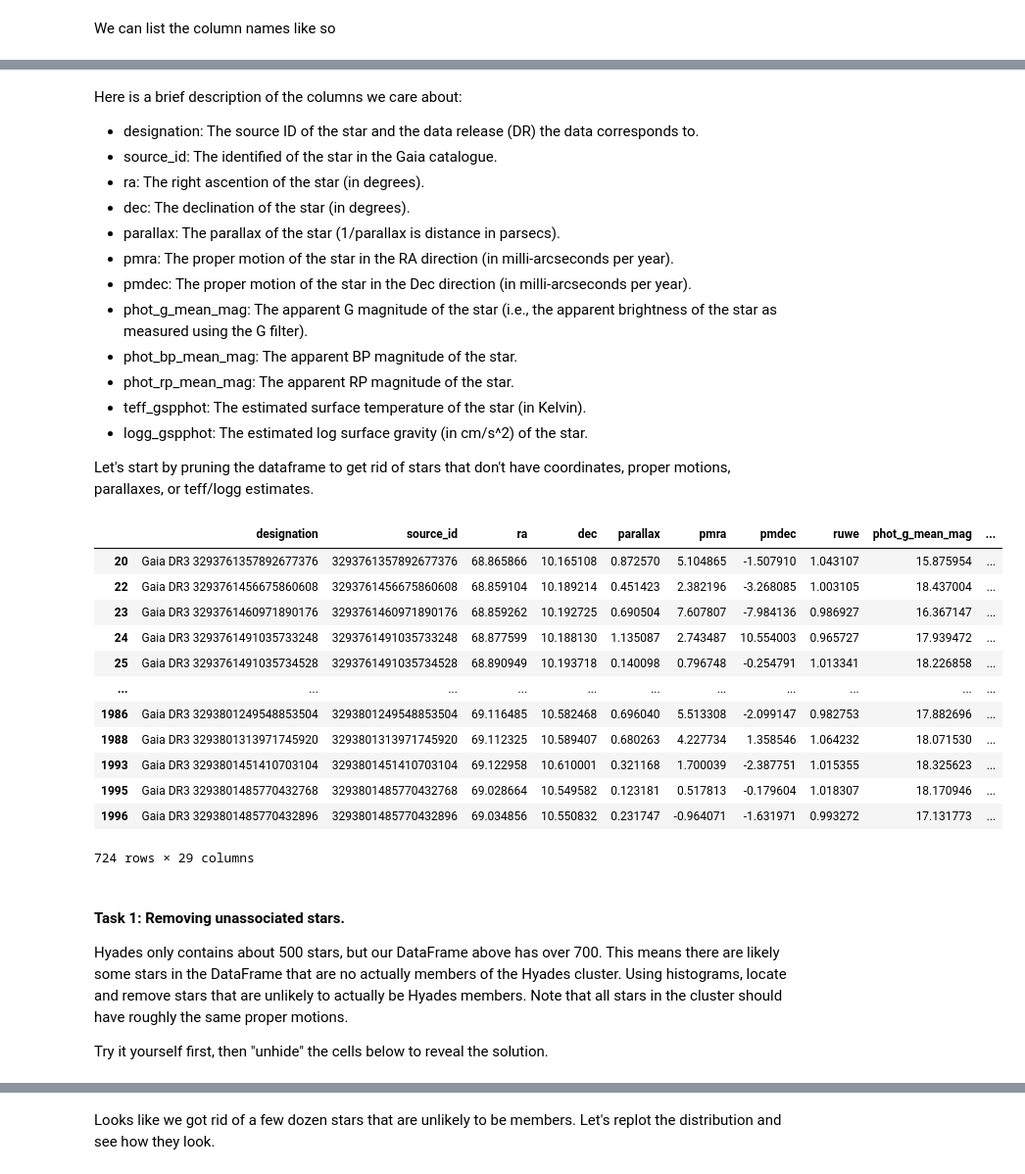
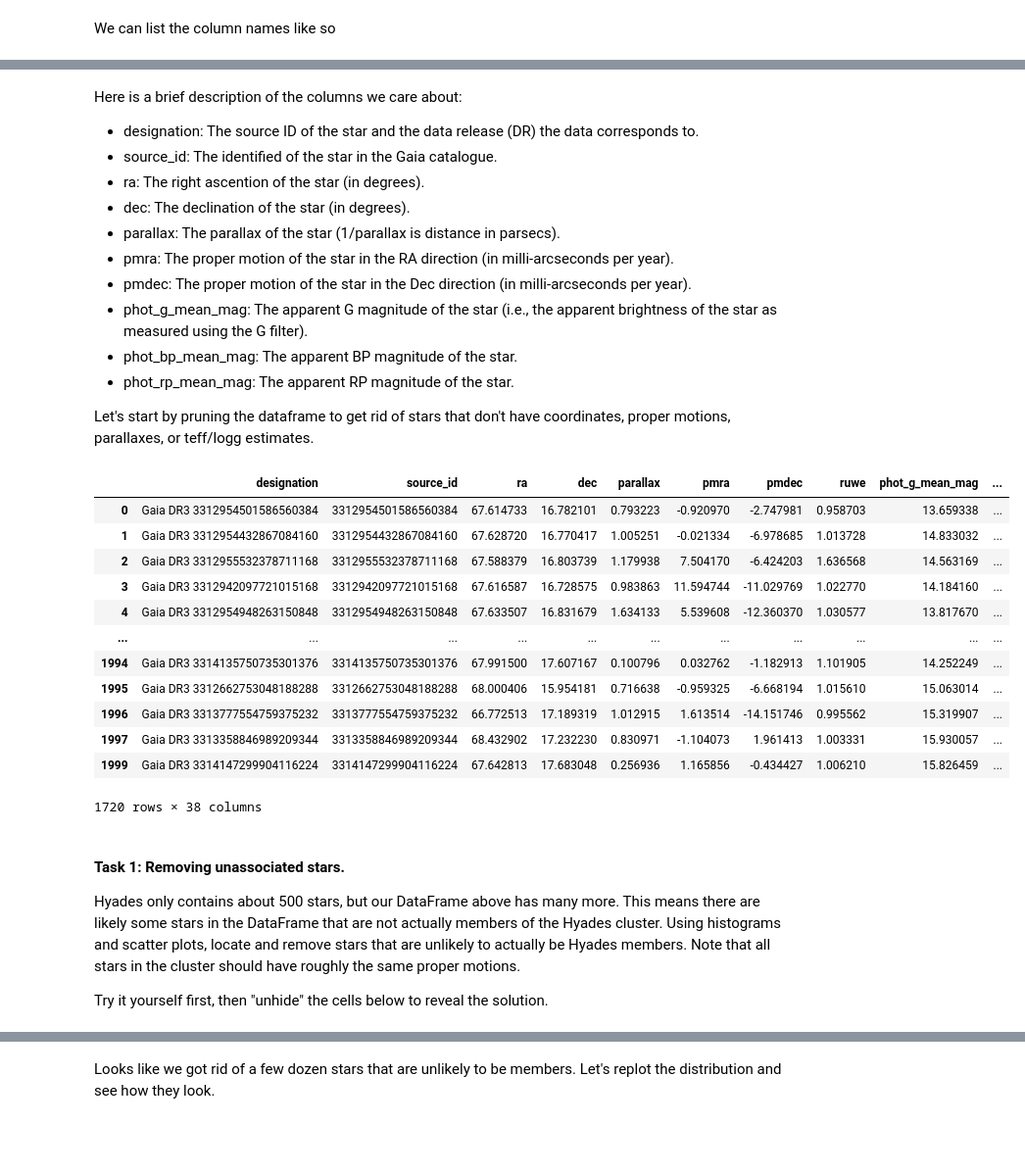
Before and after one commit to stevengiacalone/Python-workshop, a Jupyter notebook: Session_3_Plotting_and_Databases.ipynb, the cells around one changed output, grey strips where cells are left out. Shown at 98% size. Cells and saved outputs as stored; diff of their text form; code cells hidden in the pictures; blank space fills up the shorter version.

```diff
--- a/Session_3_Plotting_and_Databases.ipynb
+++ b/Session_3_Plotting_and_Databases.ipynb
@@ -394,3 +372,32 @@ list(df)
+# %%
+
+from astroquery.gaia import Gaia
+import astropy.units as u
+from astropy.coordinates import SkyCoord
+from astropy.table import Table
+
+# Define the center of the Hyades cluster
+hyades_center = SkyCoord(ra=66.75*u.deg, dec=15.87*u.deg, frame='icrs')
+
+# Gaia DR3 catalog name
+gaia_table = "gaiaedr3.gaia_source"
+
+# Construct the ADQL query
+query = f"""
+SELECT *
+FROM {gaia_table}
+WHERE phot_g_mean_mag < 16
+AND 1 = CONTAINS(
+    POINT('ICRS', ra, dec),
+    CIRCLE('ICRS', {hyades_center.ra.deg}, {hyades_center.dec.deg}, 6)
+)
+"""
+
+# Launch the query (asynchronous allows for larger datasets)
+job = Gaia.launch_job_async(query)
+results = job.get_results()
+
+df = results.to_pandas()
 # %% [markdown]
 Here is a brief description of the columns we care about:
 - designation: The source ID of the star and the data release (DR) the data corresponds to.
@@ -403,31 +410,29 @@ Here is a brief description of the columns we care about:
 - phot_g_mean_mag: The apparent G magnitude of the star (i.e., the apparent brightness of the star as measured using the G filter).
 - phot_bp_mean_mag: The apparent BP magnitude of the star.
 - phot_rp_mean_mag: The apparent RP magnitude of the star.
-- teff_gspphot: The estimated surface temperature of the star (in Kelvin).
-- logg_gspphot: The estimated log surface gravity (in cm/s^2) of the star.
 
 Let's start by pruning the dataframe to get rid of stars that don't have coordinates, proper motions, parallaxes, or teff/logg estimates.
 # %%
-df = df.dropna(subset=["ra", "dec", "pmra", "pmdec", "parallax", "teff_gspphot", "logg_gspphot"])
+df = df.dropna(subset=["ra", "dec", "pmra", "pmdec", "parallax"])
 df
 # %% [output]
 |  | designation | source_id | ra | dec | parallax | pmra | pmdec | ruwe | phot_g_mean_mag | ... |
-| 20 | Gaia DR3 3293761357892677376 | 3293761357892677376 | 68.865866 | 10.165108 | 0.872570 | 5.104865 | -1.507910 | 1.043107 | 15.875954 | ... |
-| 22 | Gaia DR3 3293761456675860608 | 3293761456675860608 | 68.859104 | 10.189214 | 0.451423 | 2.382196 | -3.268085 | 1.003105 | 18.437004 | ... |
-| 23 | Gaia DR3 3293761460971890176 | 3293761460971890176 | 68.859262 | 10.192725 | 0.690504 | 7.607807 | -7.984136 | 0.986927 | 16.367147 | ... |
-| 24 | Gaia DR3 3293761491035733248 | 3293761491035733248 | 68.877599 | 10.188130 | 1.135087 | 2.743487 | 10.554003 | 0.965727 | 17.939472 | ... |
-| 25 | Gaia DR3 3293761491035734528 | 3293761491035734528 | 68.890949 | 10.193718 | 0.140098 | 0.796748 | -0.254791 | 1.013341 | 18.226858 | ... |
+| 0 | Gaia DR3 3312954501586560384 | 3312954501586560384 | 67.614733 | 16.782101 | 0.793223 | -0.920970 | -2.747981 | 0.958703 | 13.659338 | ... |
+| 1 | Gaia DR3 3312954432867084160 | 3312954432867084160 | 67.628720 | 16.770417 | 1.005251 | -0.021334 | -6.978685 | 1.013728 | 14.833032 | ... |
+| 2 | Gaia DR3 3312955532378711168 | 3312955532378711168 | 67.588379 | 16.803739 | 1.179938 | 7.504170 | -6.424203 | 1.636568 | 14.563169 | ... |
+| 3 | Gaia DR3 3312942097721015168 | 3312942097721015168 | 67.616587 | 16.728575 | 0.983863 | 11.594744 | -11.029769 | 1.022770 | 14.184160 | ... |
+| 4 | Gaia DR3 3312954948263150848 | 3312954948263150848 | 67.633507 | 16.831679 | 1.634133 | 5.539608 | -12.360370 | 1.030577 | 13.817670 | ... |
 | ... | ... | ... | ... | ... | ... | ... | ... | ... | ... | ... |
-| 1986 | Gaia DR3 3293801249548853504 | 3293801249548853504 | 69.116485 | 10.582468 | 0.696040 | 5.513308 | -2.099147 | 0.982753 | 17.882696 | ... |
-| 1988 | Gaia DR3 3293801313971745920 | 3293801313971745920 | 69.112325 | 10.589407 | 0.680263 | 4.227734 | 1.358546 | 1.064232 | 18.071530 | ... |
-| 1993 | Gaia DR3 3293801451410703104 | 3293801451410703104 | 69.122958 | 10.610001 | 0.321168 | 1.700039 | -2.387751 | 1.015355 | 18.325623 | ... |
-| 1995 | Gaia DR3 3293801485770432768 | 3293801485770432768 | 69.028664 | 10.549582 | 0.123181 | 0.517813 | -0.179604 | 1.018307 | 18.170946 | ... |
-| 1996 | Gaia DR3 3293801485770432896 | 3293801485770432896 | 69.034856 | 10.550832 | 0.231747 | -0.964071 | -1.631971 | 0.993272 | 17.131773 | ... |
+| 1994 | Gaia DR3 3314135750735301376 | 3314135750735301376 | 67.991500 | 17.607167 | 0.100796 | 0.032762 | -1.182913 | 1.101905 | 14.252249 | ... |
+| 1995 | Gaia DR3 3312662753048188288 | 3312662753048188288 | 68.000406 | 15.954181 | 0.716638 | -0.959325 | -6.668194 | 1.015610 | 15.063014 | ... |
+| 1996 | Gaia DR3 3313777554759375232 | 3313777554759375232 | 66.772513 | 17.189319 | 1.012915 | 1.613514 | -14.151746 | 0.995562 | 15.319907 | ... |
+| 1997 | Gaia DR3 3313358846989209344 | 3313358846989209344 | 68.432902 | 17.232230 | 0.830971 | -1.104073 | 1.961413 | 1.003331 | 15.930057 | ... |
+| 1999 | Gaia DR3 3314147299904116224 | 3314147299904116224 | 67.642813 | 17.683048 | 0.256936 | 1.165856 | -0.434427 | 1.006210 | 15.826459 | ... |
-724 rows × 29 columns
+1720 rows × 38 columns
 # %% [markdown]
 #### Task 1: Removing unassociated stars.
 
-Hyades only contains about 500 stars, but our DataFrame above has over 700. This means there are likely some stars in the DataFrame that are no actually members of the Hyades cluster. Using histograms, locate and remove stars that are unlikely to actually be Hyades members. Note that all stars in the cluster should have roughly the same proper motions.
+Hyades only contains about 500 stars, but our DataFrame above has many more. This means there are likely some stars in the DataFrame that are not actually members of the Hyades cluster. Using histograms and scatter plots, locate and remove stars that are unlikely to actually be Hyades members. Note that all stars in the cluster should have roughly the same proper motions.
 
 Try it yourself first, then "unhide" the cells below to reveal the solution.
 # %%
```
Also changed, not shown: parts of 24 cells of this notebook.
